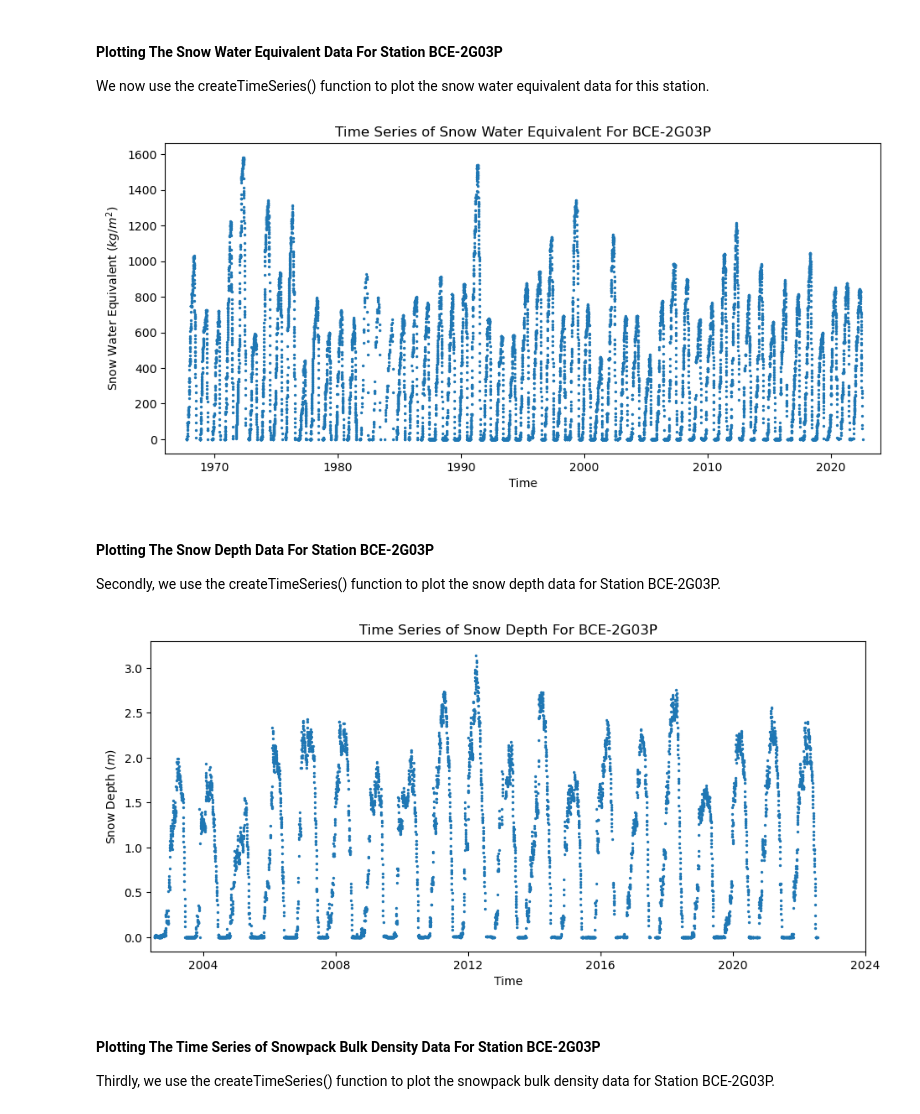
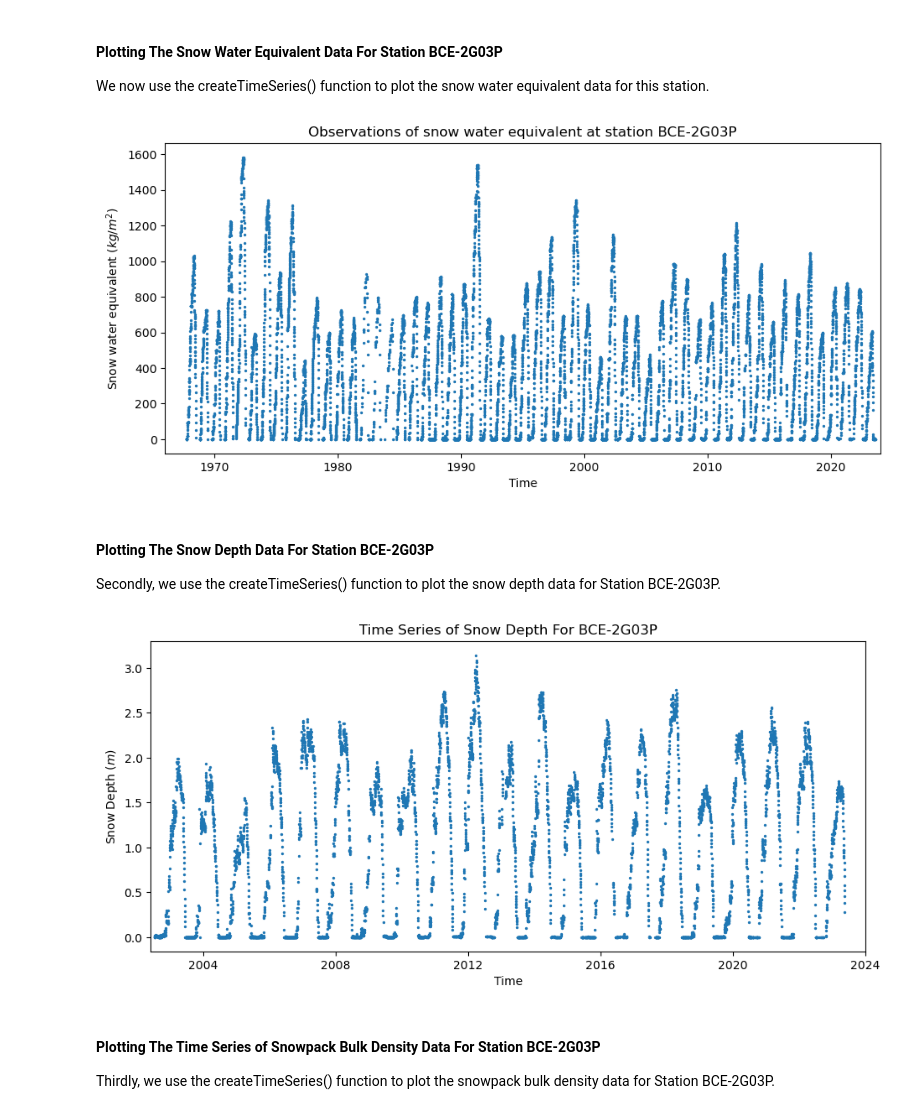
Before and after one commit to NHS-Dev/nhs-tutorials, a Jupyter notebook: python-examples/snow-water-equivalent/snow-water-equivalent-example.ipynb, the cells around one changed output. Drawn from its saved outputs; the diff is of its cells as text; code cells hidden in the pictures.

```diff
--- a/python-examples/snow-water-equivalent/snow-water-equivalent-example.ipynb
+++ b/python-examples/snow-water-equivalent/snow-water-equivalent-example.ipynb
@@ -32,10 +56,21 @@ To begin, we will read the CanSWE dataset into a pandas dataframe using the read
 # %%
-import datetime
-df = pd.read_csv('CanSWE-CanEEN_1928-2022_v5.csv', low_memory=False,
-                 dtype = {'a': 'str', 'c': 'Int64', 'd': 'Int64', 'e': 'Int64',
-                          'f': 'str', 'g': 'str', 'h': 'str', 'i': 'str', 'j': 'str', 'k': 'str',
-                          'l': 'Int64', 'm': 'Int64', 'n': 'Int64', 'o': 'Int64',
-                          'p': 'str', 'q': 'str', 'r': 'str', 's': 'str'})
+import datetime # move this import up to the Requirements code box
+
+# do we need to include dtype if low_memory = False?
+
+df = pd.read_csv(
+    'CanSWE-CanEEN_1928-2023_v6.csv',
+    low_memory=False,
+    dtype = {
+                # the numeric columns in this dataframe should have dtypes of float64 because we
+                # want to perserve the precision (the decimal values)
+                'a': 'str', 'c': 'Int64', 'd': 'Int64', 'e': 'Int64',
+                'f': 'str', 'g': 'str', 'h': 'str', 'i': 'str', 'j': 'str', 'k': 'str',
+                'l': 'Int64', 'm': 'Int64', 'n': 'Int64', 'o': 'Int64',
+                'p': 'str', 'q': 'str', 'r': 'str', 's': 'str'
+            }
+)
+
 df.head(6)
 # %% [output]
 |  | station_id | time | lat | lon | elevation | source | station_name | station_name_sec | ... |
@@ -187,14 +285,15 @@ def createTimeSeries(x, y, label, title, xaxis, yaxis, begin, end, isLegend):
 #### Plotting The Snow Water Equivalent Data For Station BCE-2G03P
 We now use the createTimeSeries() function to plot the snow water equivalent data for this station.
 # %%
-title = 'Time Series of Snow Water Equivalent For '+maxStn
+# I made some minor edits to the title, let's change the rest of the plot titles to match
+title = 'Observations of snow water equivalent at station '+maxStn
 xaxis = 'Time'
-yaxis = 'Snow Water Equivalent ($kg/m^2$)'
+yaxis = 'Snow water equivalent ($kg/m^2$)' # let's change this to (kg m-2) where the -2 is a superscript
 
 createTimeSeries([time], [snw], [maxStn],
                  title, xaxis, yaxis, datetime(1966, 1, 1).date(), datetime(2024, 1, 1), False)
 # %% [output]
-[figure, old version]
+[figure, new version]
 # %% [markdown]
 #### Plotting The Snow Depth Data For Station BCE-2G03P
 Secondly, we use the createTimeSeries() function to plot the snow depth data for Station BCE-2G03P.
@@ -205,7 +304,7 @@ yaxis = 'Snow Depth ($m$)'
 createTimeSeries([time], [snd], [maxStn],
                  title, xaxis, yaxis, datetime(2002, 6, 1).date(), datetime(2024, 1, 1), False)
 # %% [output]
-[figure, old version]
+[figure, new version]
 # %% [markdown]
 #### Plotting The Time Series of Snowpack Bulk Density Data For Station BCE-2G03P
 Thirdly, we use the createTimeSeries() function to plot the snowpack bulk density data for Station BCE-2G03P.
```
Also changed, not shown: parts of 28 cells of this notebook, 1 other file.
